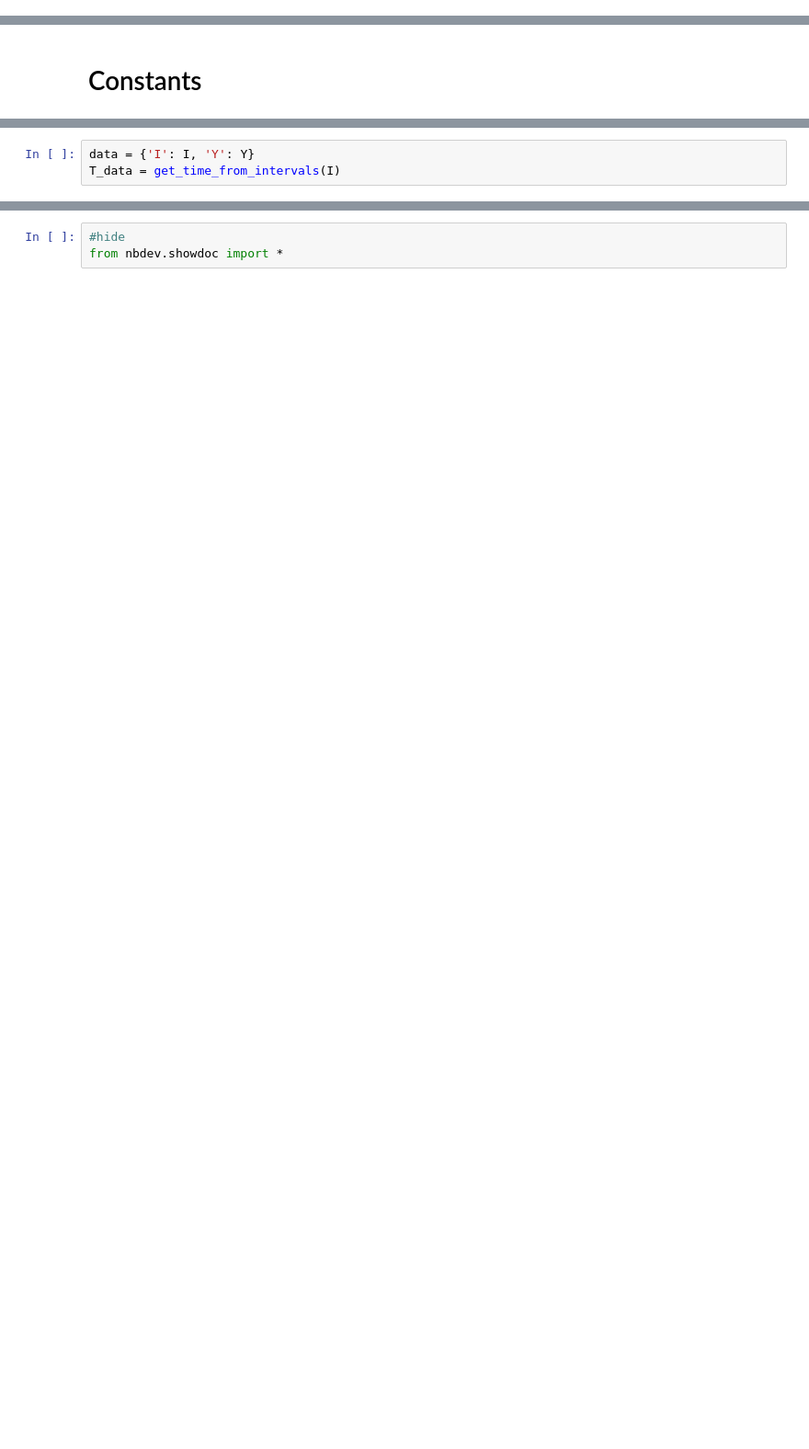
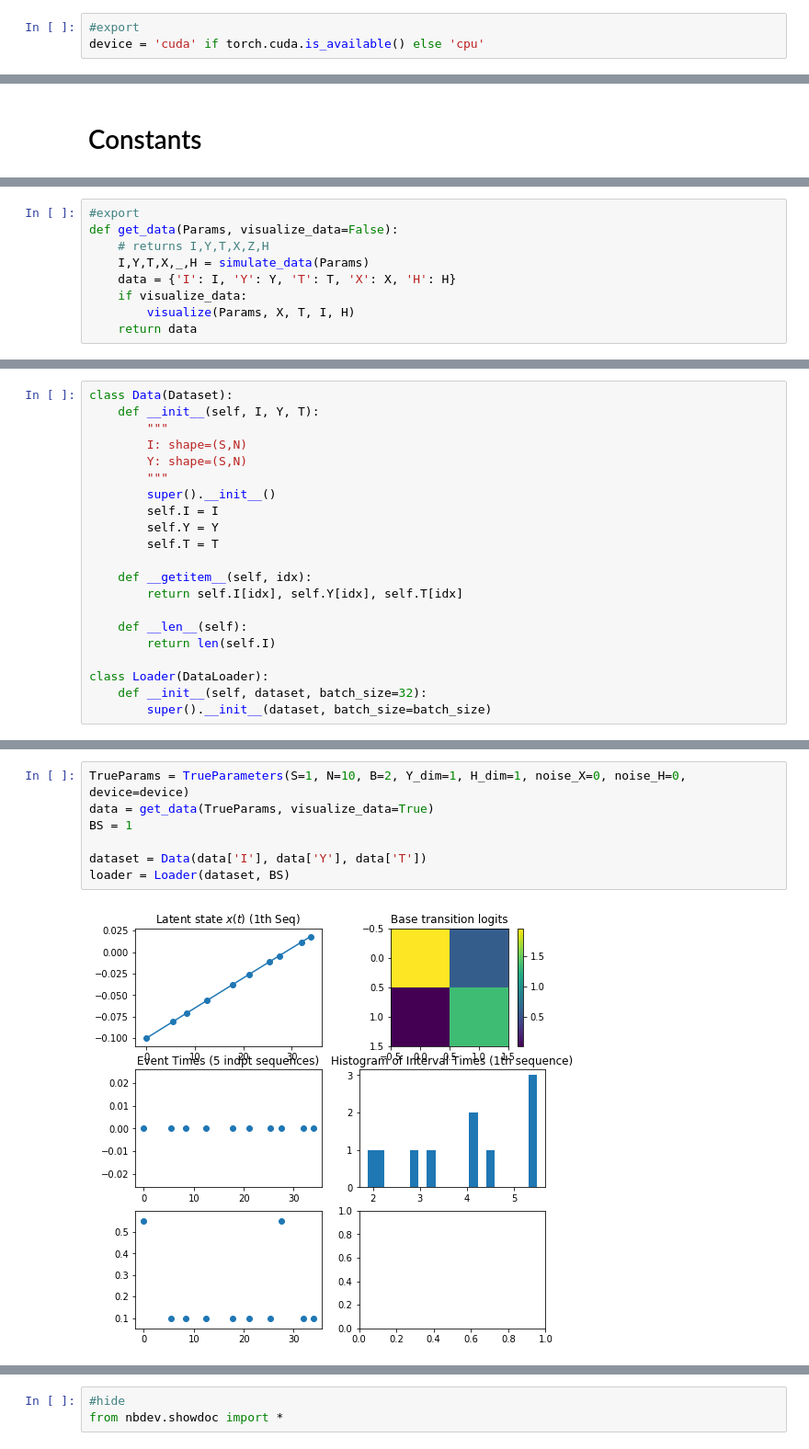
Before and after one commit to shaabhishek/pp_lvm, a Jupyter notebook: 00_core.ipynb, the cells around one changed output, grey strips where cells are left out. Shown at 92% size. Saved outputs shown, nothing was run; the diff lists cells and outputs as text; blank space fills up the shorter version.

```diff
--- a/00_core.ipynb
+++ b/00_core.ipynb
@@ -21,0 +26,3 @@ True
+# %%
+#export
+device = 'cuda' if torch.cuda.is_available() else 'cpu'
@@ -28,3 +34,0 @@ INDUCING_POINT_STRIDE = 2
-# %%
-data = {'I': I, 'Y': Y}
-T_data = get_time_from_intervals(I)
@@ -32,0 +42,9 @@ T_data = get_time_from_intervals(I)
+# %%
+#export
+def get_data(Params, visualize_data=False):
+    # returns I,Y,T,X,Z,H
+    I,Y,T,X,_,H = simulate_data(Params)
+    data = {'I': I, 'Y': Y, 'T': T, 'X': X, 'H': H}
+    if visualize_data:
+        visualize(Params, X, T, I, H)
+    return data
@@ -32,0 +53,21 @@ T_data = get_time_from_intervals(I)
+# %%
+class Data(Dataset):
+    def __init__(self, I, Y, T):
+        """
+        I: shape=(S,N)
+        Y: shape=(S,N)
+        """
+        super().__init__()
+        self.I = I
+        self.Y = Y
+        self.T = T
+
+    def __getitem__(self, idx):
+        return self.I[idx], self.Y[idx], self.T[idx]
+
+    def __len__(self):
+        return len(self.I)
+
+class Loader(DataLoader):
+    def __init__(self, dataset, batch_size=32):
+        super().__init__(dataset, batch_size=batch_size)
@@ -32,0 +179,9 @@ T_data = get_time_from_intervals(I)
+# %%
+TrueParams = TrueParameters(S=1, N=10, B=2, Y_dim=1, H_dim=1, noise_X=0, noise_H=0, device=device)
+data = get_data(TrueParams, visualize_data=True)
+BS = 1
+
+dataset = Data(data['I'], data['Y'], data['T'])
+loader = Loader(dataset, BS)
+# %% [output]
+[figure, added]
```
Also changed, not shown: parts of 47 cells of this notebook, 10 other files.
